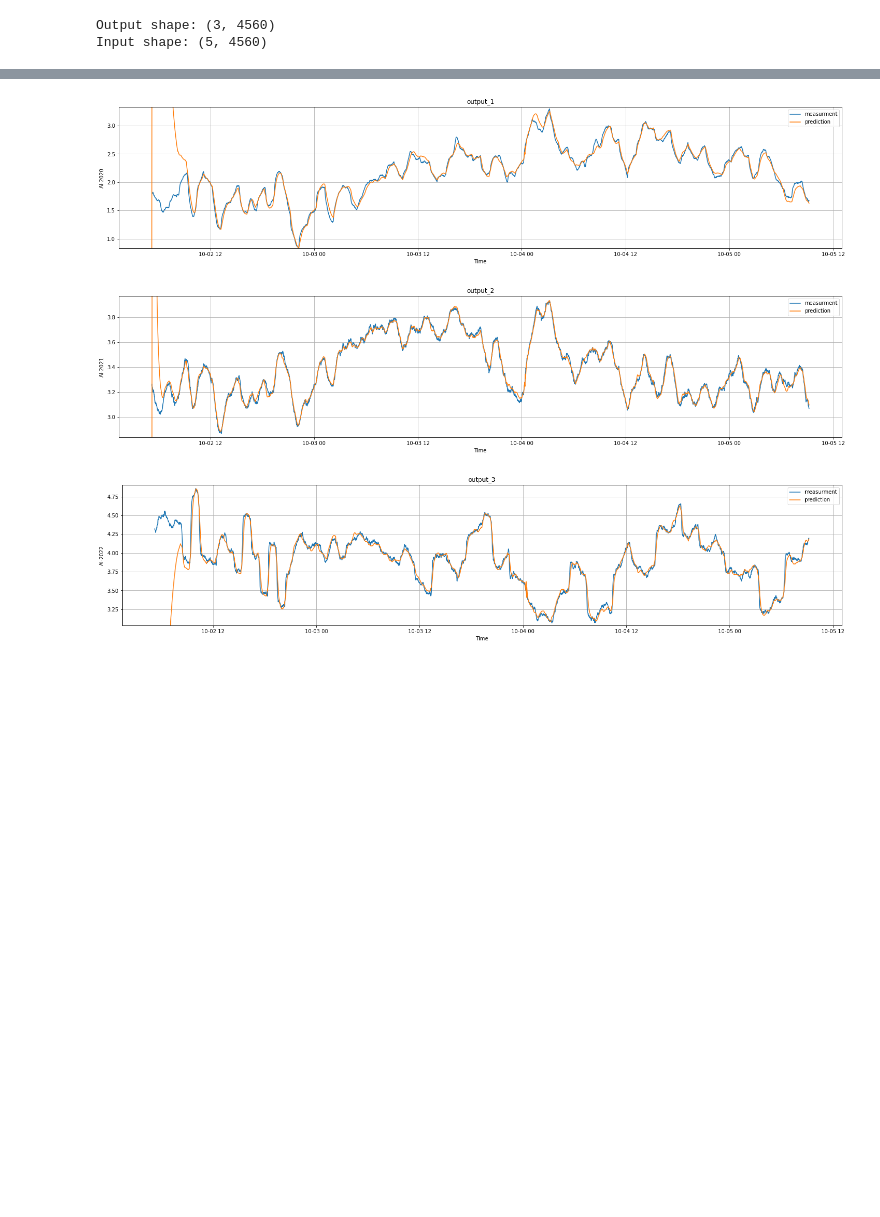
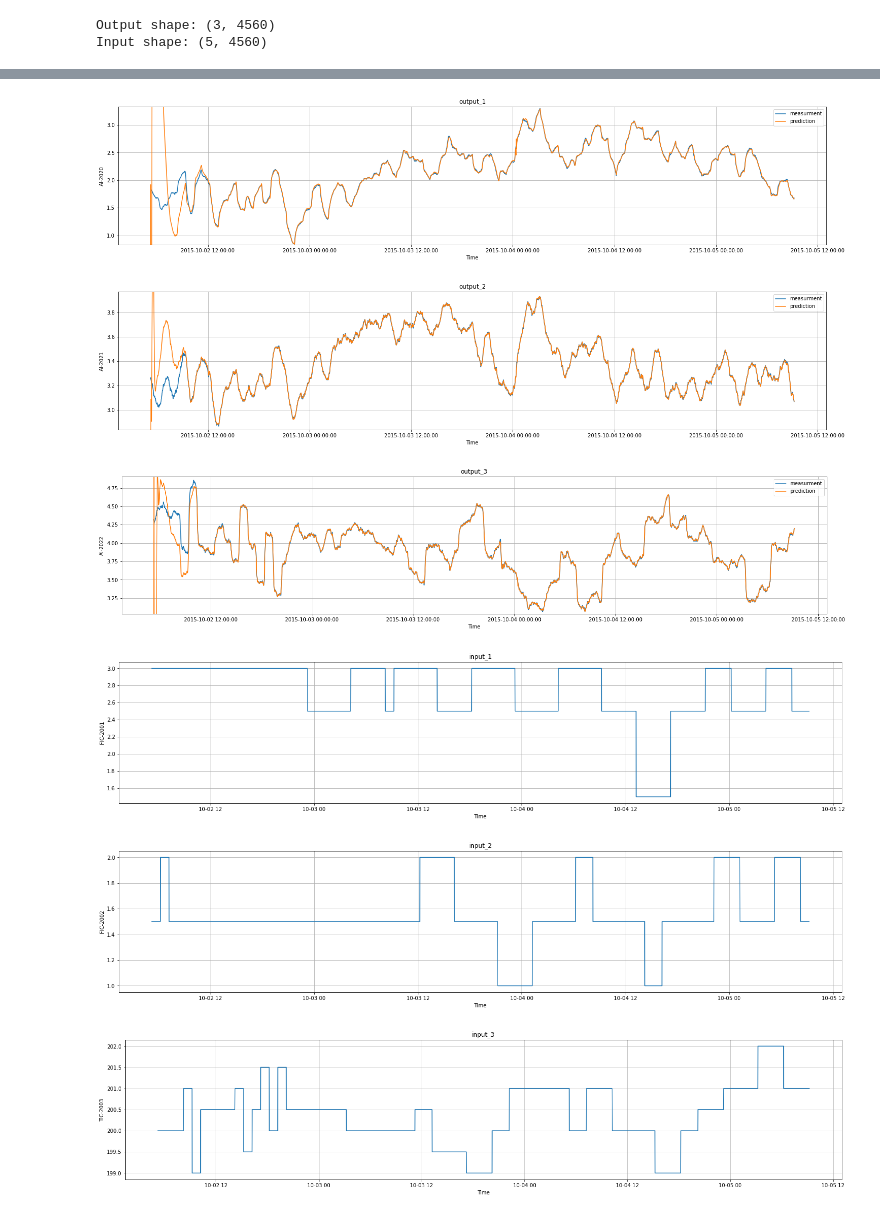
Before and after one commit to Robbie1/sysid, a Jupyter notebook: notebooks/model_id_democol.ipynb, the cells around one changed output, grey strips where cells are left out. Saved outputs shown, nothing was run; the diff lists cells and outputs as text; code cells hidden in the pictures; blank space fills up the shorter version.

```diff
--- a/notebooks/model_id_democol.ipynb
+++ b/notebooks/model_id_democol.ipynb
@@ -66,11 +66,12 @@ Output shape: (3, 4560)
 Input shape: (5, 4560)
 # %%
 #specify model identification parameters, reffer the documentation for detais.
+model = 'frac2.npz' #model file name
 method='CVA'
 IC = 'None' # None, AIC, AICc, BIC
-TSS = 120
-fix_ordr = 4
-max_order = 25
+TH = 120 # The length of time horizon used for regression
+fix_ordr = 15 # Used if and only if IC = 'None'
+max_order = 25 # Used if IC = AIC, AICc or BIC
 req_D = False
 force_A_stable = False
 # %%
@@ -81,8 +82,8 @@ sys_id = system_identification(
     SS_fixed_order=fix_ordr,
     SS_max_order=max_order,
     IC=IC,
-    SS_f=TSS,
-    SS_p=TSS,
+    SS_f=TH,
+    SS_p=TH,
     SS_D_required=req_D,
     SS_A_stability=force_A_stable
     )
@@ -91,5 +92,4 @@ sys_id = system_identification(
 # print('Model order:', sys_id.n)
 
 #save model parameters A, B, C,D and X0 as npz file
-model = 'feac2.npz'
 np.savez(model, A=sys_id.A, B=sys_id.B, C=sys_id.C, D=sys_id.D, K=sys_id.K, X0=sys_id.x0)
@@ -96,8 +100,11 @@ np.savez(model, A=sys_id.A, B=sys_id.B, C=sys_id.C, D=sys_id.D, K=sys_id.K, X0=s
 # %%
 start_time = '2015-10-02 05:14:00'
 end_time = '2015-10-05 09:13:00'
-plots.plot_comparison(step_test_data, model, inputs, outputs, start_time, end_time, scale_plt=True)
+plots.plot_comparison(step_test_data, model, inputs, outputs, start_time, end_time, plt_input= True,scale_plt=True)
 # %% [output]
-[figure, old version]
+[figure, new version]
-[figure, old version]
+[figure, new version]
-[figure, old version]
+[figure, new version]
+[figure, added]
+[figure, added]
+[figure, added]
```
Also changed, not shown: parts of 3 cells of this notebook, 10 other files.
